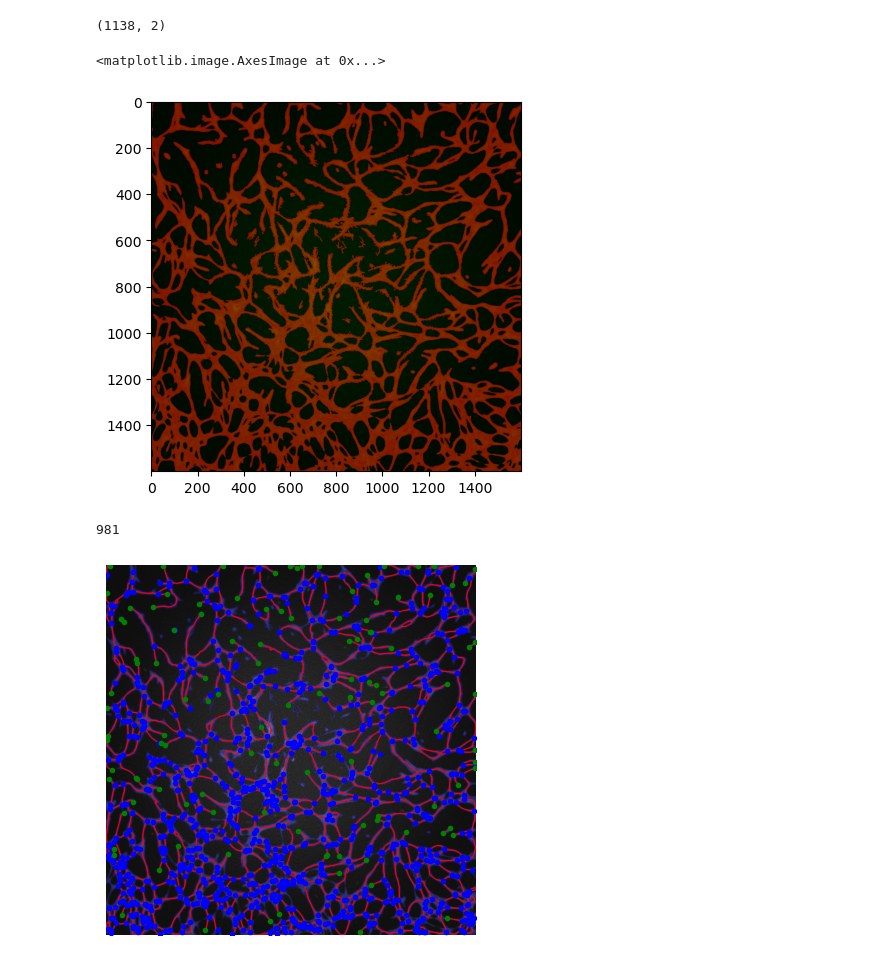
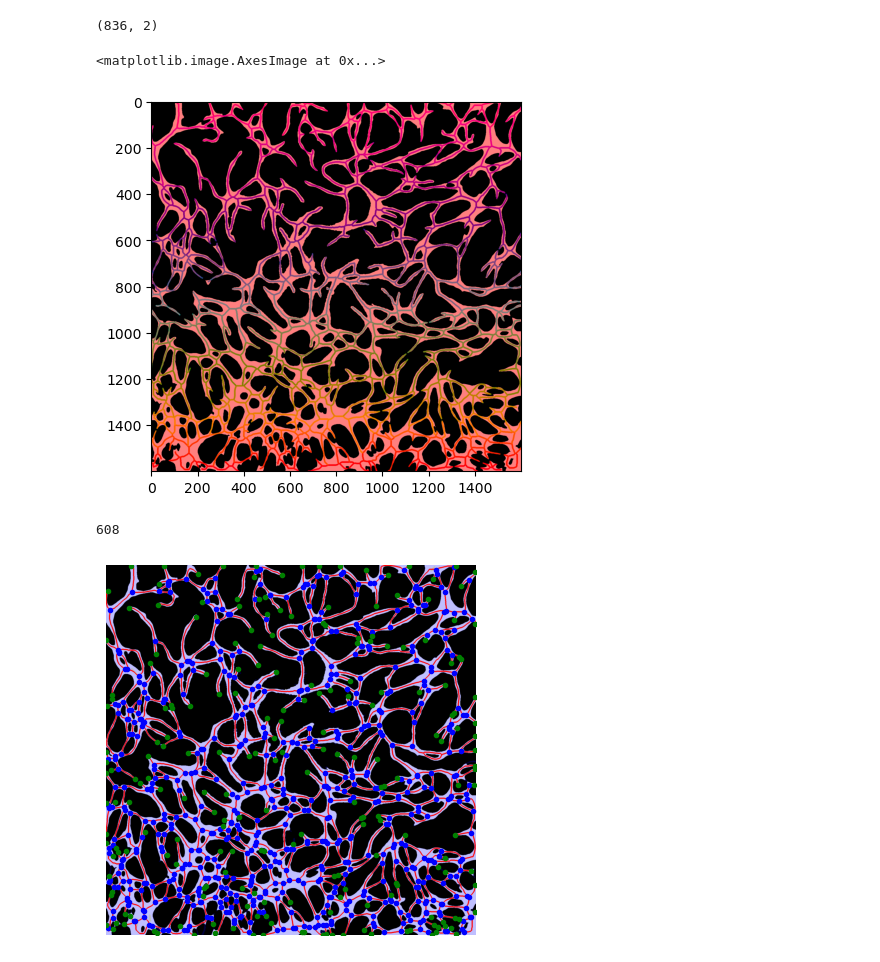
Before and after one commit to HarryKrek/Vascular-Tool, a Jupyter notebook: tester.ipynb, the cells around one changed output. Drawn from its saved outputs; the diff is of its cells as text; code cells hidden in the pictures.

Commit message:
The morphological stuff is working to get close branch points together

```diff
--- a/tester.ipynb
+++ b/tester.ipynb
@@ -45,7 +46,7 @@ from skimage.morphology import disk
 from skimage.filters.rank import otsu
 import numpy as np
 
-thresh = threshold_local(blurred , block_size = 301)
+thresh = threshold_local(blurred , block_size = 1501)
 bw = blurred > thresh
 
 plt.imshow(bw, cmap = 'gray')
@@ -55,6 +56,6 @@ plt.imshow(bw, cmap = 'gray')
 # %%
 #Get rid of small areas
-ensmallend = remove_small_objects(bw, min_size = 160, connectivity=8)
+ensmallend = remove_small_objects(bw, min_size = 1000, connectivity=4)
 plt.imshow(ensmallend, cmap = 'gray')
 diff = bw ^ ensmallend
 plt.figure()
@@ -67,10 +68,7 @@ plt.imshow(diff, cmap='gray')
 #Close Holes
 from skimage.morphology import remove_small_holes, isotropic_dilation
 #remove small holes
-unholed = remove_small_holes(ensmallend, area_threshold = 100)
-#morphological closing
-dilated = isotropic_dilation(unholed, 1) #Dilation only used for skeleton
-
-plt.imshow(dilated, cmap='gray')
+unholed = remove_small_holes(ensmallend, area_threshold = 300)
+plt.imshow(unholed,cmap='gray')
 # %% [output]
 <matplotlib.image.AxesImage at 0x...>
@@ -83,0 +76,4 @@ plt.imshow(skel, cmap='gray')
+# %%
+skel = pcv.morphology.skeletonize(unholed)
+pruned_skeleton, img, objects = pcv.morphology.prune(skel_img=skel, size=30, mask=unholed.astype(np.uint8)*255)
+plt.imshow(pruned_skeleton, cmap='gray')
@@ -99,42 +110,42 @@ plt.imshow(pruned_skel)
 # %%
 import sknw
 from skan import draw
-graph = sknw.build_sknw(pruned_skel)
+graph = sknw.build_sknw(pruned_skeleton)
 nodes = graph.nodes()
 ps = np.array([nodes[i]['o'] for i in nodes])
 print(np.shape(ps))
 
 fig, ax = plt.subplots()
-masked = label2rgb(dilated,image=img, colors = ['red'], alpha=0.5, saturation = 1)
+masked = label2rgb(unholed,image=img, colors = ['red'], alpha=0.5, saturation = 1)
 plt.imshow(masked)
 #draw.overlay_skeleton_2d(masked, pruned_skel, dilate=2, axes=ax)
 #plt.plot(ps[:,1], ps[:,0], 'b.')
 # %% [output]
-(1138, 2)
+(836, 2)
 <matplotlib.image.AxesImage at 0x...>
-[figure, old version]
+[figure, new version]
 # %%
-#try and use network x to differentiate branch pts from end pts
-import networkx as nx
-bp = []
-ep = []
-for node in nodes:
-    if graph.degree[node] == 1:
-        ep.append(node)
-    elif graph.degree[node] > 2:
-        bp.append(node)
-branchPoints = np.array([nodes[i]['o'] for i in bp])
-endPoints = np.array([nodes[i]['o'] for i in ep])
+# #try and use network x to differentiate branch pts from end pts
+# import networkx as nx
+# bp = []
+# ep = []
+# for node in nodes:
+#     if graph.degree[node] == 1:
+#         ep.append(node)
+#     elif graph.degree[node] > 2:
+#         bp.append(node)
+# branchPoints = np.array([nodes[i]['o'] for i in bp])
+# endPoints = np.array([nodes[i]['o'] for i in ep])
 
-fig, ax = plt.subplots()
-masked = label2rgb(dilated,image=img, colors = ['blue'], alpha=0.25)
-draw.overlay_skeleton_2d(masked, pruned_skel, dilate=2, axes=ax)
-plt.plot(branchPoints[:,1], branchPoints[:,0], 'b.')
-plt.plot(endPoints[:,1], endPoints[:,0], 'g.')
-print(len(branchPoints))
+# fig, ax = plt.subplots()
+# masked = label2rgb(dilated,image=img, colors = ['blue'], alpha=0.25)
+# draw.overlay_skeleton_2d(masked, pruned_skeleton, dilate=2, axes=ax)
+# plt.plot(branchPoints[:,1], branchPoints[:,0], 'b.')
+# plt.plot(endPoints[:,1], endPoints[:,0], 'g.')
+# print(len(branchPoints))
 # %% [output]
-981
+608
-[figure, old version]
+[figure, new version]
 # %%
 totalLen = 0
 print(len(graph.edges()))
```
Also changed, not shown: parts of 19 cells of this notebook.
